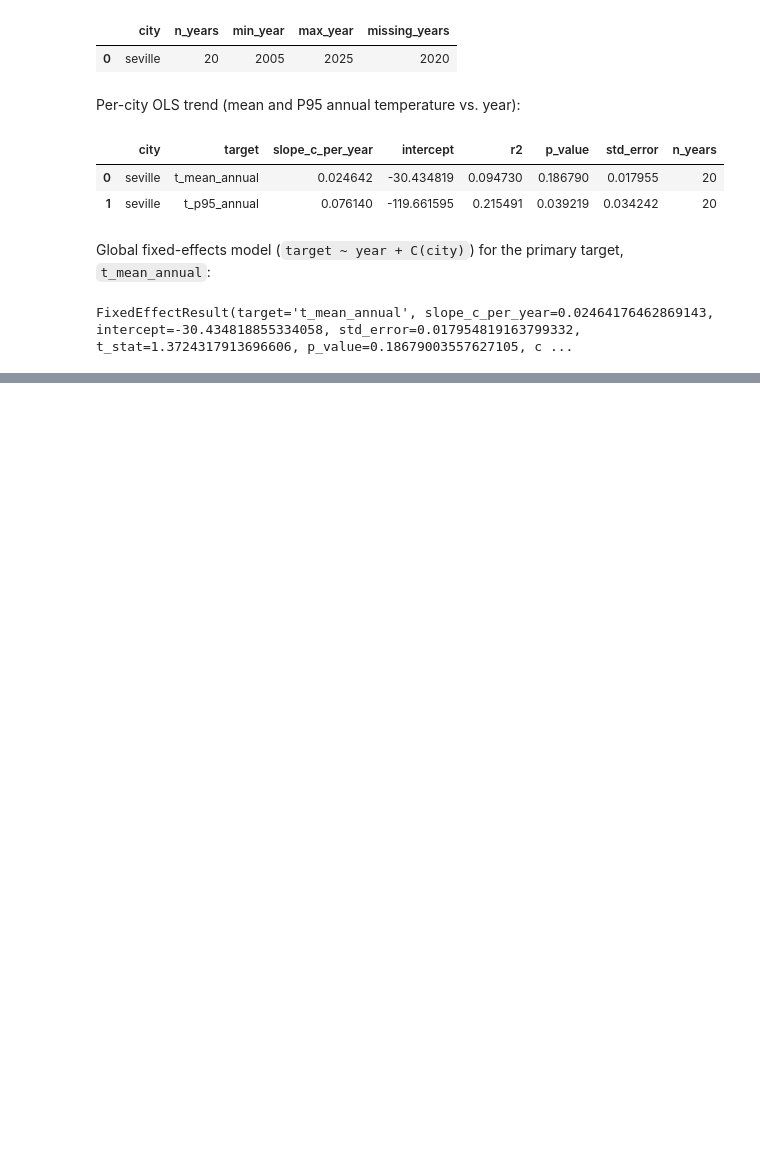
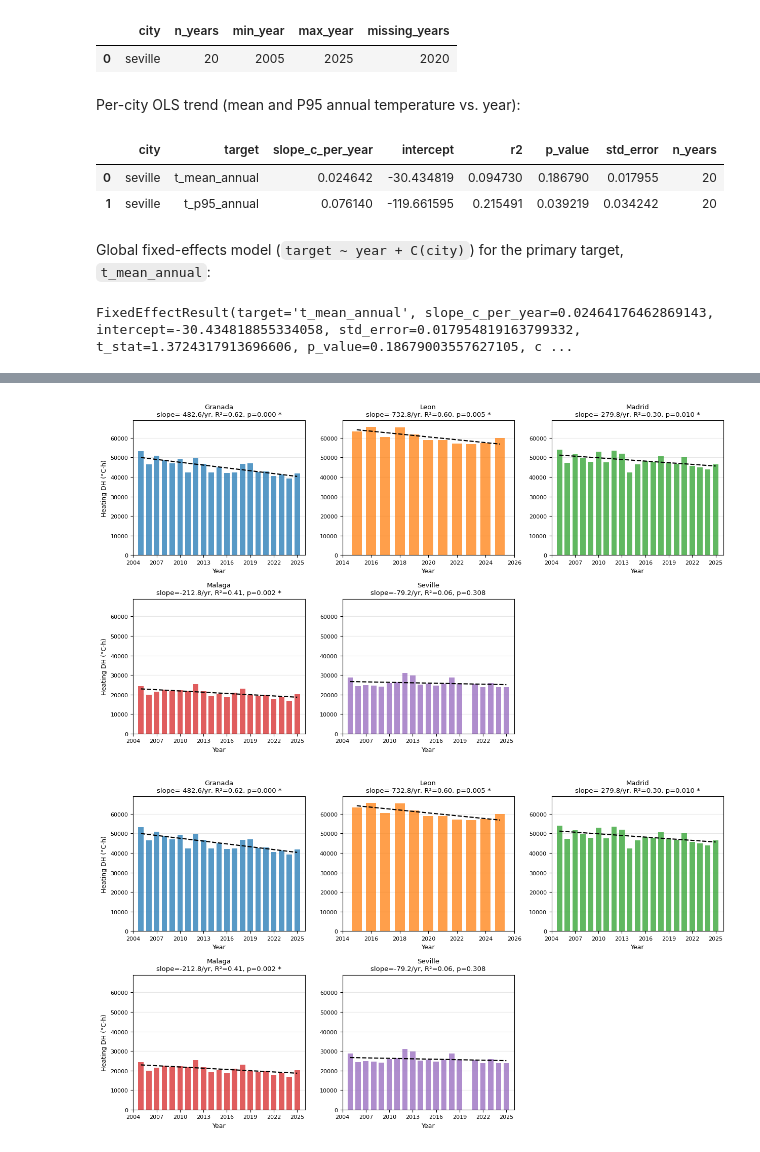
Before and after one commit to termotecnia/pyweatherfiles, a Jupyter notebook: docs/source/tutorial_pyweatherfiles.ipynb, the cells around one changed output, grey strips where cells are left out. Drawn from its saved outputs; the diff is of its cells as text; code cells hidden in the pictures; blank space fills up the shorter version.

```diff
--- a/docs/source/tutorial_pyweatherfiles.ipynb
+++ b/docs/source/tutorial_pyweatherfiles.ipynb
@@ -480,0 +518,9 @@ FixedEffectResult(target='t_mean_annual', slope_c_per_year=0.02464176462869143,
+# %%
+from pyweatherfiles.degree_hours import EpwGroupTrendAnalyzer
+
+group_analyzer = EpwGroupTrendAnalyzer(
+    epw_dir=os.path.join(REPO_ROOT, "longterm_epw"),
+    setpoint_source=idf_path,
+)
+group_results = group_analyzer.run(save_session=False)
+group_results.head()
@@ -481,3 +564,10 @@ FixedEffectResult(target='t_mean_annual', slope_c_per_year=0.02464176462869143,
+# %%
+group_analyzer.plot_variable_grid(
+    "heating_dh_allday", ylabel="Heating DH (°C·h)", show=True,
+)
+# %% [output]
+[figure, added]
+[figure, added]
 # %% [markdown]
 ## Wrap-up & next steps
 
```
Also changed, not shown: parts of 10 cells of this notebook, 16 other files.
